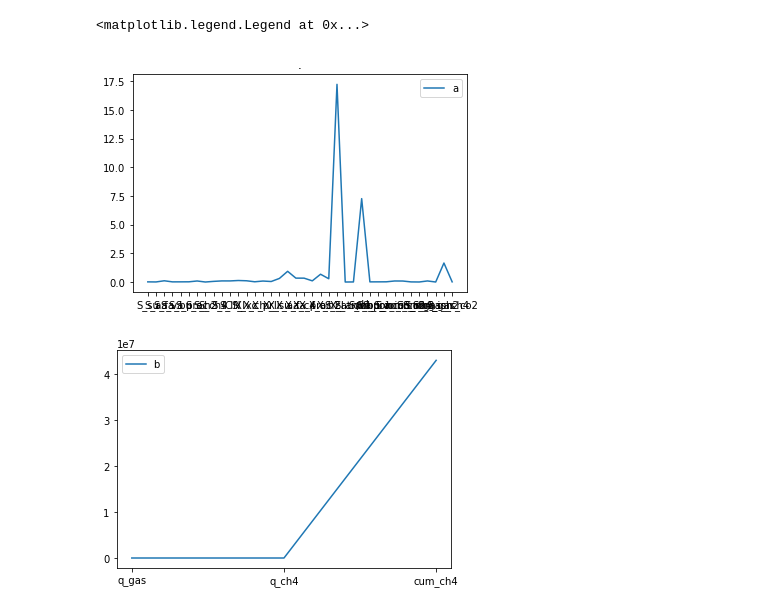
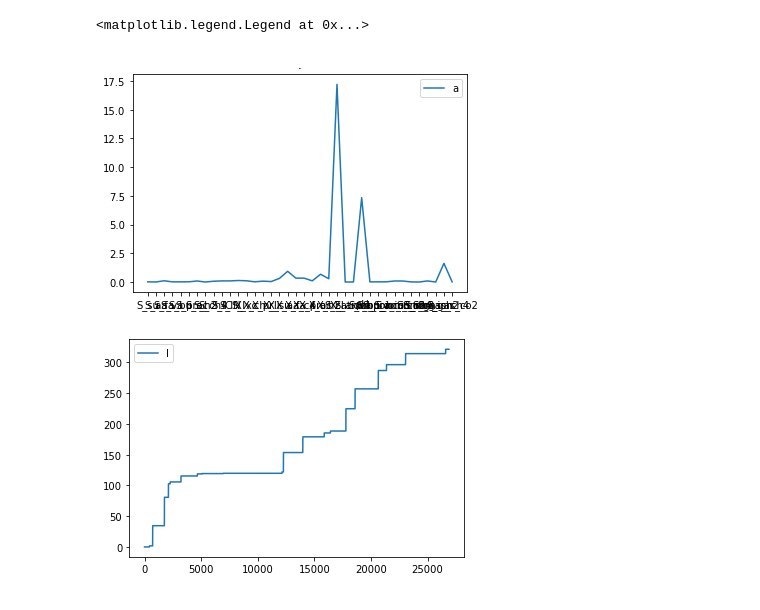
Before and after one commit to DylanDVerburg/ADM1_MRA, a Jupyter notebook: ADM1 opt.ipynb, the cells around one changed output. Cells and saved outputs as stored; diff of their text form; code cells hidden in the pictures.

```diff
--- a/ADM1 opt.ipynb
+++ b/ADM1 opt.ipynb
@@ -423,22 +458,22 @@ def dyn_sim():
     return simulate_results_pd, gasflow_pd, t
 # %%
 #cProfile.run('dyn_sim()')
-a, b, t = dyn_sim()
+#a, b, t = dyn_sim()
 #gasflow_advanced = a[1]
 
 plt.figure()
 plt.title(f'.')
-plt.plot(a.iloc[1], label = 'a') #based on Müller et al 2017, less is possible, but no figure is given for this.
+plt.plot(a.iloc[1], label = 'a')
 plt.legend()
 
 plt.figure()
-plt.plot(b.iloc[-1], label = "b")
+plt.plot(b.iloc[:,2], label = 'l')
 #plt.ylabel("Gibbs free energy of reaction [kJ/Mol]")
 #plt.xlabel("temprature [K]")
 plt.legend()
 # %% [output]
 <matplotlib.legend.Legend at 0x...>
 [figure]
-[figure, old version]
+[figure, new version]
 # %%
 #print(any(gasflow_basic.iloc[:,0] - gasflow_advanced.iloc[:,0]) != 0)
```
Also changed, not shown: parts of 3 cells of this notebook, 3 other files.
